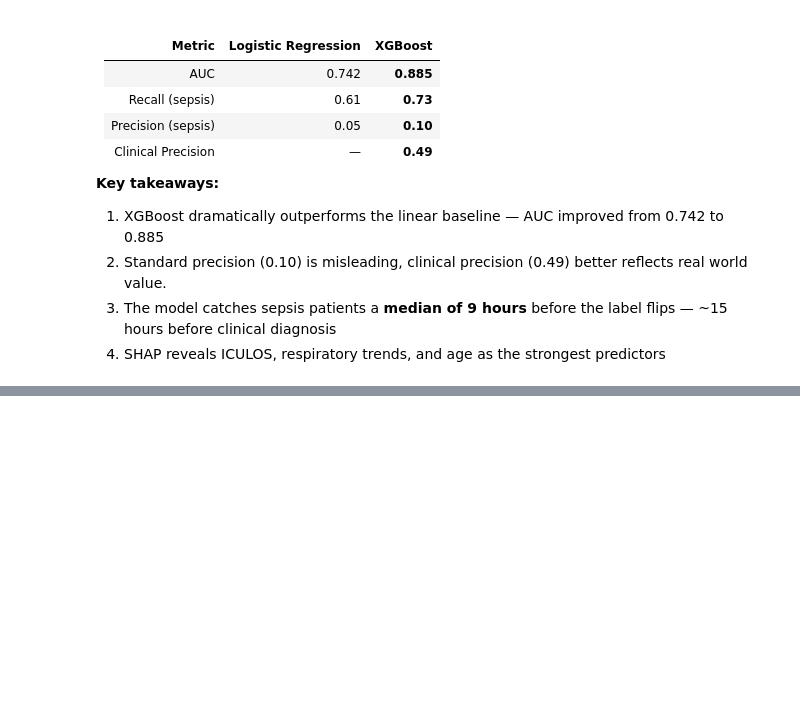
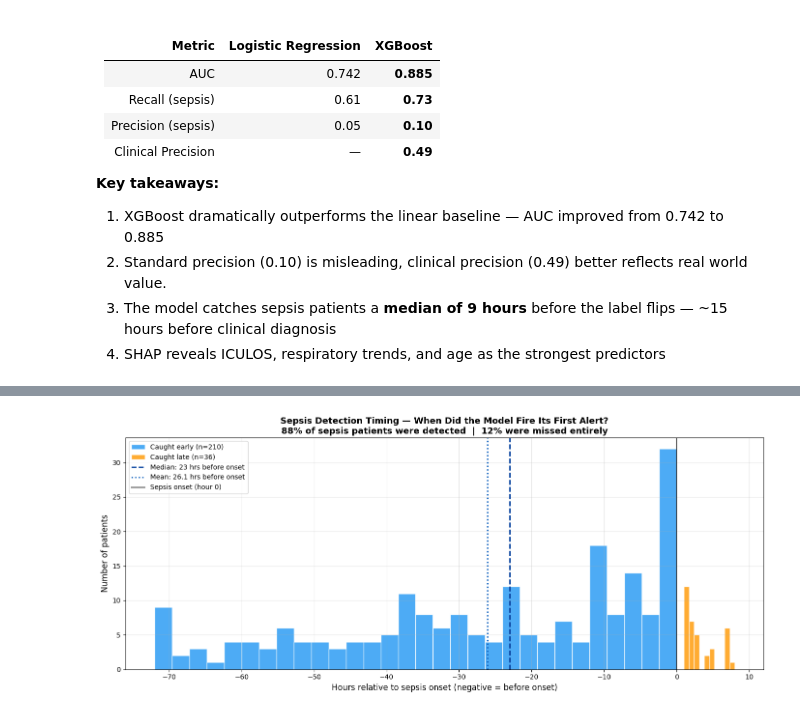
Before and after one commit to leonardoalva98/senior_project, a Jupyter notebook: code/02_analysis.ipynb, the cells around one changed output, grey strips where cells are left out. Cells and saved outputs as stored; diff of their text form; code cells hidden in the pictures; blank space fills up the shorter version.

```diff
--- a/code/02_analysis.ipynb
+++ b/code/02_analysis.ipynb
@@ -712,0 +813,52 @@ This model will be loaded by the Streamlit app for real-time sepsis risk scoring
+# %%
+import matplotlib.pyplot as plt
+import numpy as np
+
+# Caught early — within 72 hours
+caught_early = results_df[
+    (results_df['outcome'] == 'caught_early') &
+    (results_df['hours_early'] <= 72)
+]['hours_early']
+
+# Caught late
+caught_late_patients = eval_df[eval_df['patient_id'].isin(
+    results_df[results_df['outcome'] == 'caught_late']['patient_id']
+)]
+onset_map = eval_df[eval_df['SepsisLabel'] == 1].groupby('patient_id')['ICULOS'].min()
+caught_late_hours = caught_late_patients.groupby('patient_id').apply(
+    lambda g: g[g['y_pred'] == 1]['ICULOS'].min() - onset_map.get(g.name, 0)
+).dropna()
+
+total_sepsis = len(results_df[results_df['outcome'].isin(['caught_early', 'caught_late', 'missed'])])
+pct_caught = round((len(results_df[results_df['outcome'] == 'caught_early']) +
+                    len(results_df[results_df['outcome'] == 'caught_late'])) / total_sepsis * 100)
+pct_missed = 100 - pct_caught
+
+fig, ax = plt.subplots(figsize=(14, 6))
+
+ax.hist(-caught_early, bins=30, color='#2196F3', edgecolor='white',
+        alpha=0.8, label=f'Caught early (n={len(caught_early)})')
+ax.hist(caught_late_hours, bins=10, color='#FF9800', edgecolor='white',
+        alpha=0.8, label=f'Caught late (n={len(caught_late_hours)})')
+ax.axvline(x=-caught_early.median(), color='#0D47A1', linestyle='--',
+           linewidth=2, label=f'Median: {caught_early.median():.0f} hrs before onset')
+ax.axvline(x=-caught_early.mean(), color='#1565C0', linestyle=':',
+           linewidth=2, label=f'Mean: {caught_early.mean():.1f} hrs before onset')
+ax.axvline(x=0, color='black', linestyle='-',
+           linewidth=1.5, alpha=0.7, label='Sepsis onset (hour 0)')
+
+ax.set_xlabel('Hours relative to sepsis onset (negative = before onset)', fontsize=12)
+ax.set_ylabel('Number of patients', fontsize=12)
+ax.set_title(
+    'Sepsis Detection Timing — When Did the Model Fire Its First Alert?\n'
+    f'{pct_caught}% of sepsis patients were detected  |  {pct_missed}% were missed entirely',
+    fontsize=13, fontweight='bold'
+)
+ax.legend(fontsize=10)
+ax.grid(alpha=0.3)
+
+plt.tight_layout()
+plt.savefig('/content/drive/MyDrive/DS499-Senior-Project/data/early_detection_distribution.png', dpi=150)
+plt.show()
+# %% [output]
+[figure, added]
```
Also changed, not shown: parts of 5 cells of this notebook, 3 other files.
